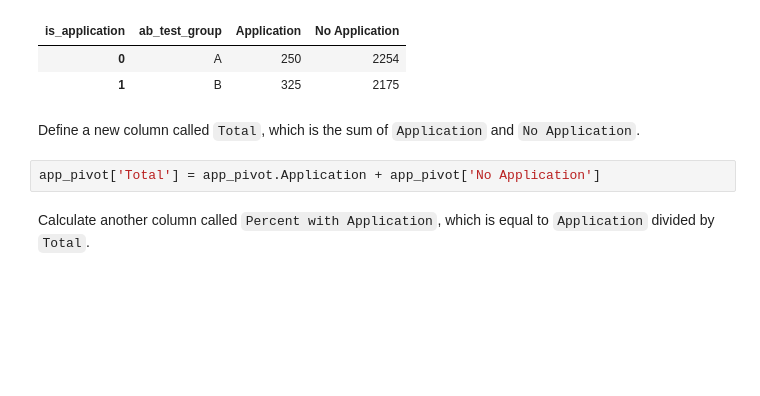
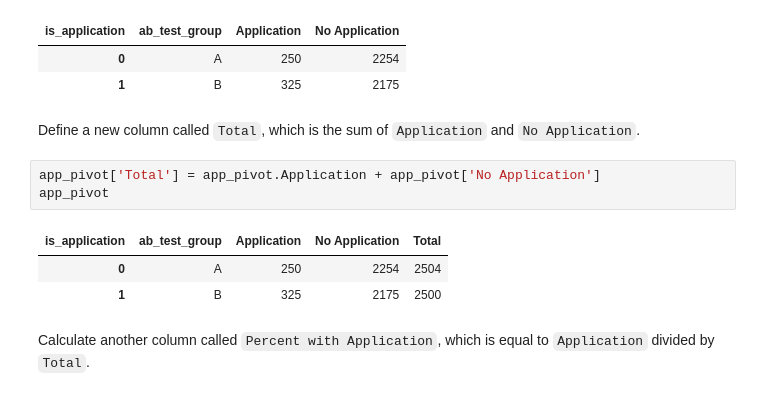
Before and after one commit to ifty500/Data-Analysis-with-Pandas, a Jupyter notebook: Data Analysis Capstone Projects/musclehub_project/musclehub_project.ipynb, the cells around one changed output. Cells and saved outputs as stored; diff of their text form; blank space fills up the shorter version.

```diff
--- a/Data Analysis Capstone Projects/musclehub_project/musclehub_project.ipynb
+++ b/Data Analysis Capstone Projects/musclehub_project/musclehub_project.ipynb
@@ -224,6 +231,11 @@ app_pivot
 Define a new column called `Total`, which is the sum of `Application` and `No Application`.
 # %%
 app_pivot['Total'] = app_pivot.Application + app_pivot['No Application']
+app_pivot
+# %% [output]
+| is_application | ab_test_group | Application | No Application | Total |
+| 0 | A | 250 | 2254 | 2504 |
+| 1 | B | 325 | 2175 | 2500 |
 # %% [markdown]
 Calculate another column called `Percent with Application`, which is equal to `Application` divided by `Total`.
 # %%
```
Also changed, not shown: parts of 2 cells of this notebook.
